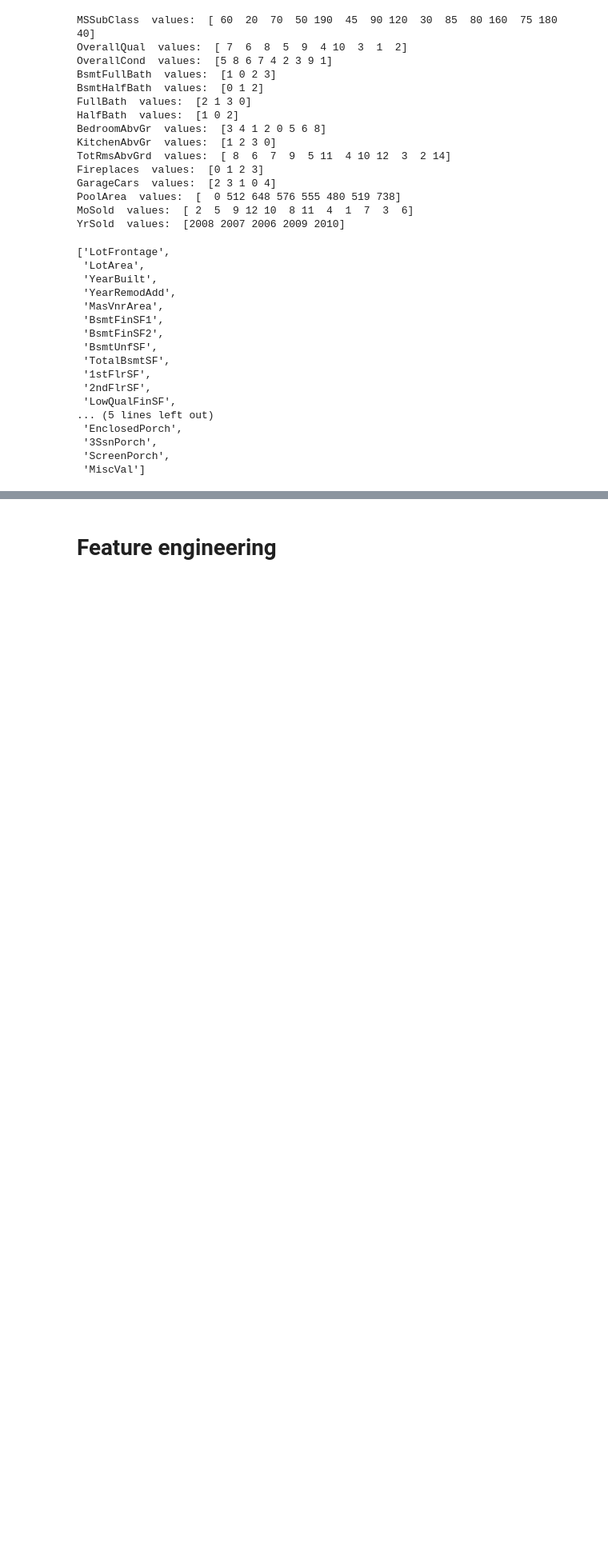
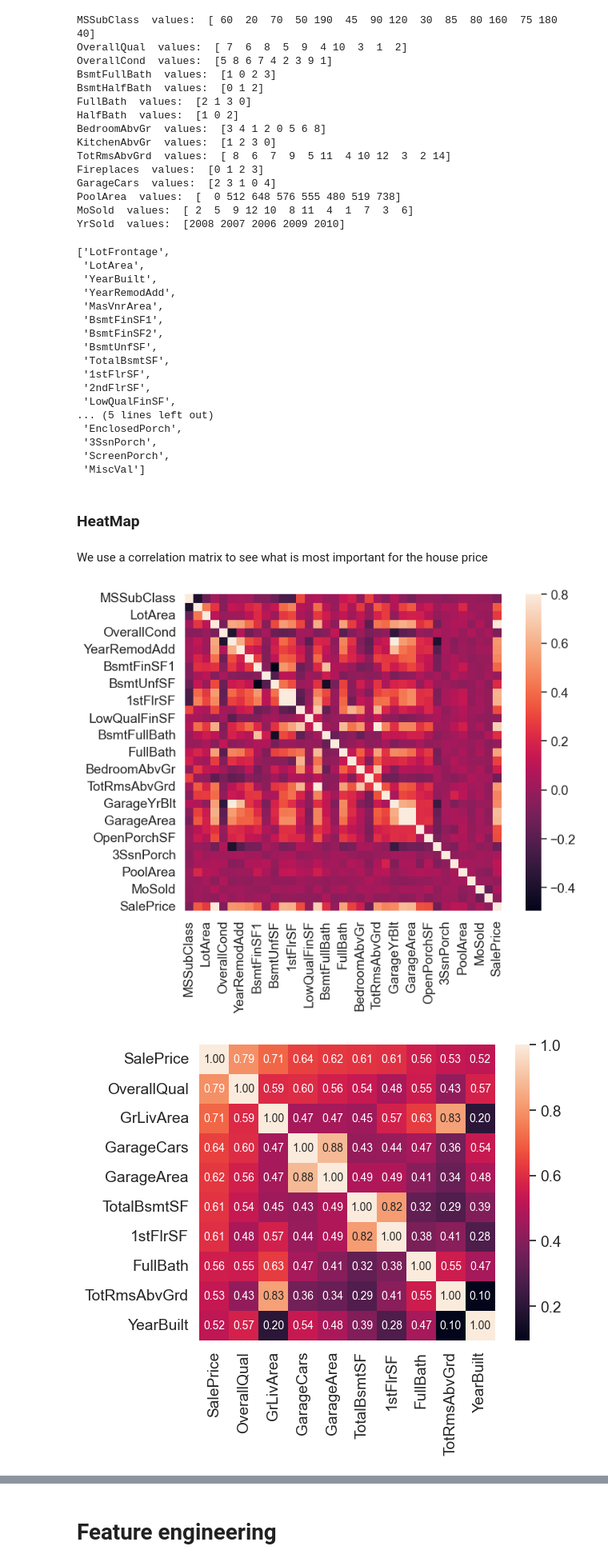
Before and after one commit to hakonsonstebo/HPP, a Jupyter notebook: HPP.ipynb, the cells around one changed output, grey strips where cells are left out. Shown at 80% size. Saved outputs shown, nothing was run; the diff lists cells and outputs as text; code cells hidden in the pictures; blank space fills up the shorter version.

```diff
--- a/HPP.ipynb
+++ b/HPP.ipynb
@@ -144,3 +147,28 @@ continuous
  '3SsnPorch',
  'ScreenPorch',
  'MiscVal']
+# %% [markdown]
+### HeatMap
+# %% [markdown]
+We use a correlation matrix to see what is most important for the house price
+# %%
+# Correlation Matrix Heatmap
+corrmat = train_df.corr()
+f, ax = plt.subplots(figsize=(9, 6))
+sns.heatmap(corrmat, vmax=.8, square=True)
+plt.show()
+
+# Top 10 Heatmap
+k = 10 #number of variables for heatmap
+cols = corrmat.nlargest(k, 'SalePrice')['SalePrice'].index
+cm = np.corrcoef(train_df[cols].values.T)
+sns.set(font_scale=1.25)
+hm = sns.heatmap(cm, cbar=True, annot=True, square=True, fmt='.2f', annot_kws={'size': 10}, yticklabels=cols.values, xticklabels=cols.values)
+plt.show()
+
+most_corr = pd.DataFrame(cols)
+most_corr.columns = ['Most Correlated Features']
+most_corr
+# %% [output]
+[figure, added]
+[figure, added]
```
Also changed, not shown: parts of 59 cells of this notebook, 5 other files.
